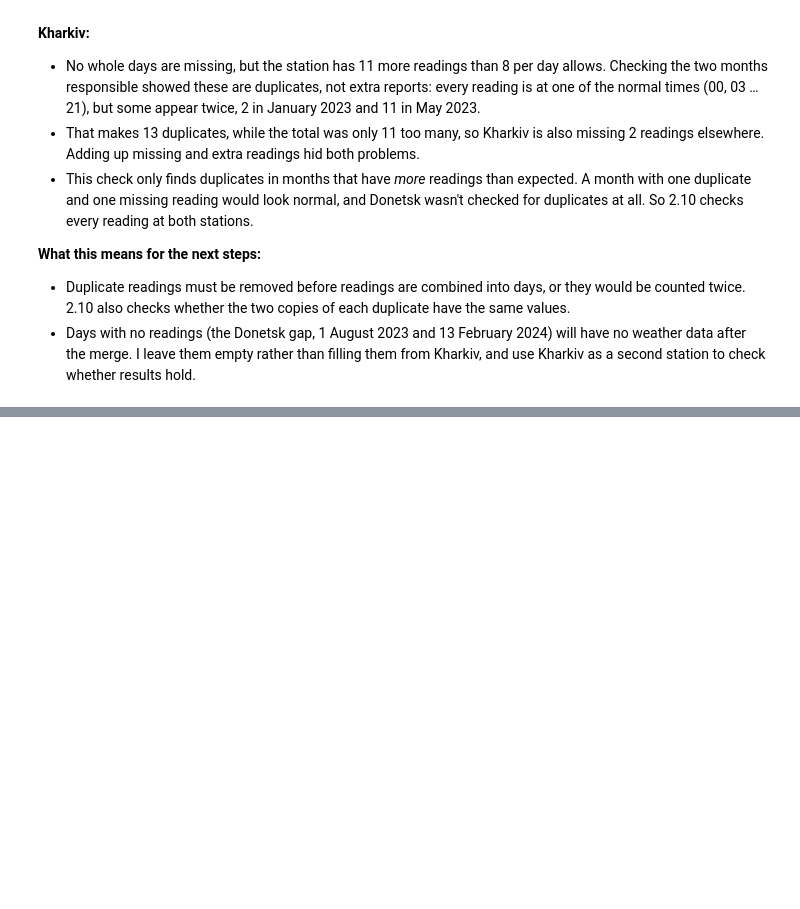
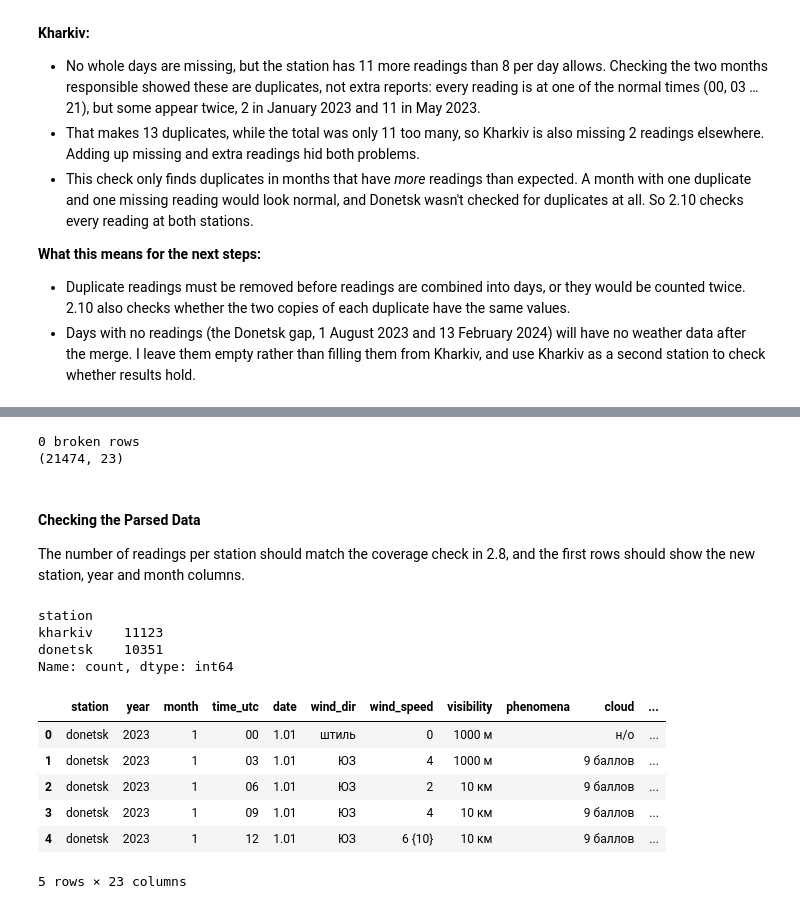
Before and after one commit to ABROCK1516/Ukraine-Losses-Weather, a Jupyter notebook: Ukraine_Losses_Weather.ipynb, the cells around one changed output, grey strips where cells are left out. Drawn from its saved outputs; the diff is of its cells as text; code cells hidden in the pictures; blank space fills up the shorter version.

```diff
--- a/Ukraine_Losses_Weather.ipynb
+++ b/Ukraine_Losses_Weather.ipynb
@@ -1259,0 +1271,58 @@ Missing: 13.02
+# %%
+all_rows = []  # will hold one list of 23 values per reading, from every page
+
+for file_name in sorted(os.listdir("raw_html")):  # every saved page, in name order
+    parts = file_name.replace(".html", "").split("_")  # "donetsk_2024_03.html" -> ["donetsk", "2024", "03"]
+    station = parts[0]  # station name
+    year = int(parts[1])  # year, turned from text into a number
+    month = int(parts[2])  # month, turned from text into a number
+
+    f = open("raw_html/" + file_name, "rb")  # open the saved page for reading bytes
+    page_soup = BeautifulSoup(f.read().decode("utf-8"), "html.parser")  # read, decode and make it searchable
+    f.close()  # close the file
+
+    page_tables = page_soup.find_all("table")  # the page's two tables
+    time_rows = page_tables[0].find_all("tr")  # rows of the time/date table
+    weather_rows = page_tables[1].find_all("tr")  # rows of the weather table
+
+    if len(time_rows) != len(weather_rows):  # readings are matched by position, so the counts must agree
+        print("Row counts differ:", file_name, len(time_rows), len(weather_rows))  # show any page where they don't
+
+    for i in range(1, len(time_rows)):  # start at 1 to skip the header row
+        row = [station, year, month]  # start each reading with the file details
+        for cell in time_rows[i].find_all("td"):  # the time and date cells
+            row.append(cell.get_text().strip())  # add the text, trimmed
+        for cell in weather_rows[i].find_all("td"):  # the 18 weather cells in the matching row
+            row.append(cell.get_text().strip())  # add each one
+        all_rows.append(row)  # store this reading
+
+broken = 0  # counts readings without exactly 23 values
+for row in all_rows:  # check every reading
+    if len(row) != 23:  # 3 file details + 2 time/date + 18 weather
+        broken = broken + 1  # count it
+        print("Unexpected row:", row)  # show it so I can see what went wrong
+print(broken, "broken rows")  # should be 0
+
+weather_raw = pd.DataFrame(all_rows, columns=["station", "year", "month"] + column_names)  # one table of every reading
+print(weather_raw.shape)  # (rows, columns)
+# %% [output]
+0 broken rows
+(21474, 23)
+# %% [markdown]
+#### **Checking the Parsed Data**
+The number of readings per station should match the coverage check in 2.8, and the first rows should show the new station, year and month columns.
+# %%
+print(weather_raw["station"].value_counts())  # readings per station; compare with 2.8
+weather_raw.head()  # the first 5 readings, with station, year and month at the start
+# %% [output]
+station
+kharkiv    11123
+donetsk    10351
+Name: count, dtype: int64
+|  | station | year | month | time_utc | date | wind_dir | wind_speed | visibility | phenomena | cloud | ... |
+| 0 | donetsk | 2023 | 1 | 00 | 1.01 | штиль | 0 | 1000 м |  | н/о | ... |
+| 1 | donetsk | 2023 | 1 | 03 | 1.01 | ЮЗ | 4 | 1000 м |  | 9 баллов | ... |
+| 2 | donetsk | 2023 | 1 | 06 | 1.01 | ЮЗ | 2 | 10 км |  | 9 баллов | ... |
+| 3 | donetsk | 2023 | 1 | 09 | 1.01 | ЮЗ | 4 | 10 км |  | 9 баллов | ... |
+| 4 | donetsk | 2023 | 1 | 12 | 1.01 | ЮЗ | 6 {10} | 10 км |  | 9 баллов | ... |
+5 rows × 23 columns
```
Also changed, not shown: parts of 45 cells of this notebook.
